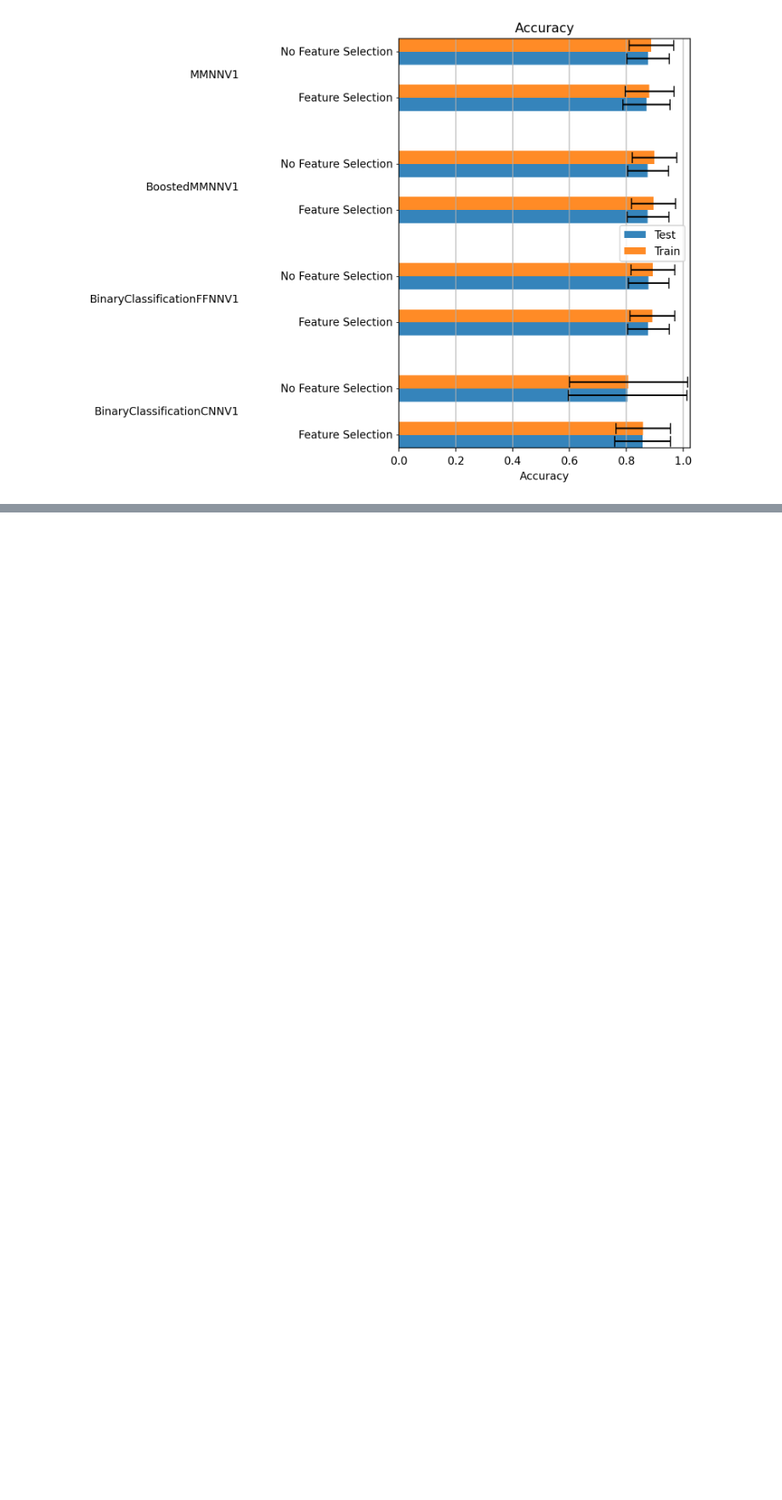
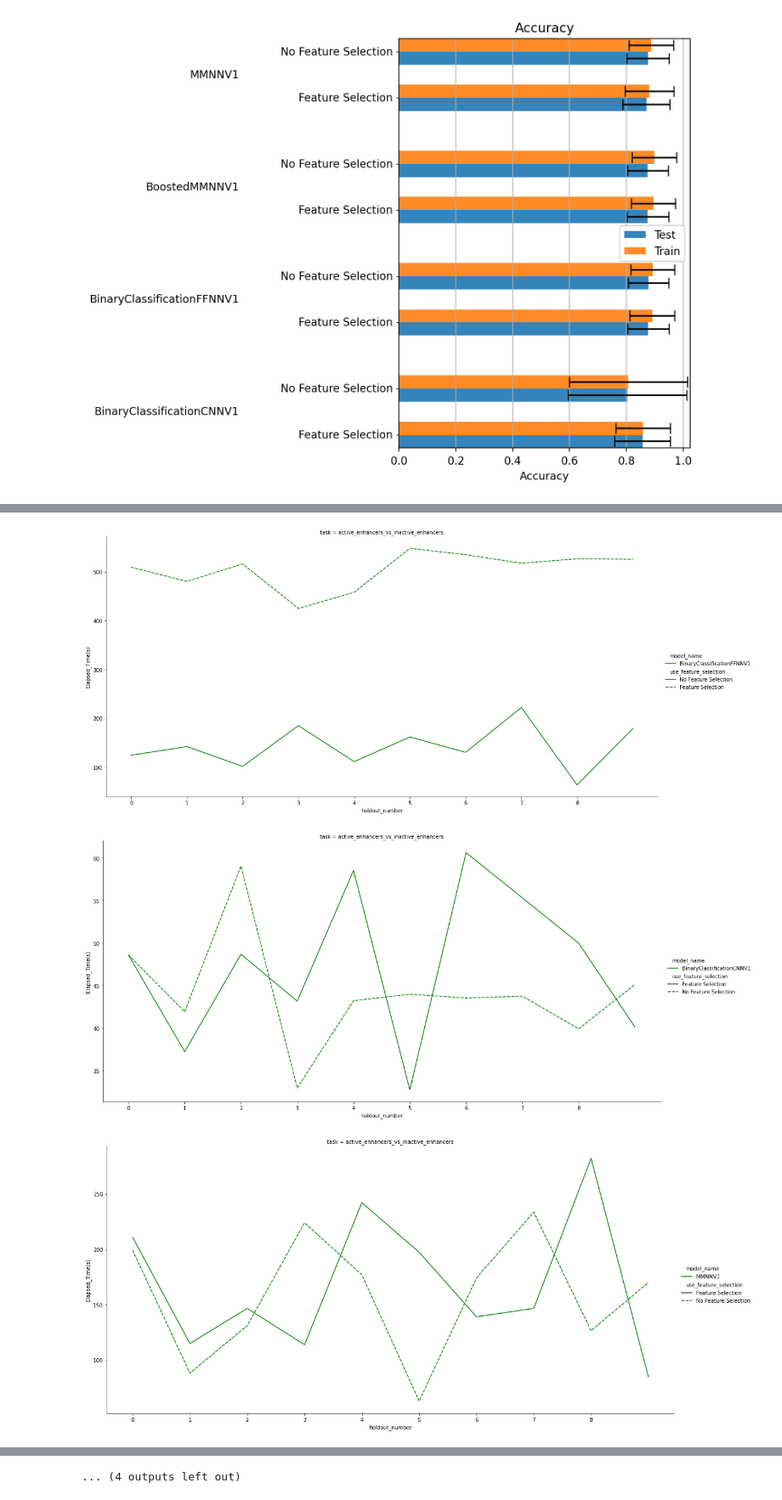
Before and after one commit to bonurag/bioinformatics_project, a Jupyter notebook: Models_Optymize.ipynb, the cells around one changed output, grey strips where cells are left out. Shown at 85% size. Drawn from its saved outputs; the diff is of its cells as text; code cells hidden in the pictures; blank space fills up the shorter version.

```diff
--- a/Models_Optymize.ipynb
+++ b/Models_Optymize.ipynb
@@ -387,7 +455,7 @@ from scipy.stats import wilcoxon
 
 for task in all_binary_classification_performance.task.unique():
     for model in all_binary_classification_performance.model_name.unique():
-        model_performance = all_performance[(all_performance.model_name == model) & (all_performance.run_type == "test")]
+        model_performance = all_performance[(all_performance.model_name == model) & (all_performance.run_type == "test") & (all_performance.task == task)]
         performance_with_feature_selection = model_performance[
             all_performance.use_feature_selection == "Feature Selection"
         ]
@@ -400,7 +468,7 @@ for task in all_binary_classification_performance.task.unique():
                 task,
                 model,
                 metric,
-                wilcoxon(performance_with_feature_selection[metric], performance_without_feature_selection[metric])
+                wilcoxon(x=performance_with_feature_selection[metric], y=performance_without_feature_selection[metric], zero_method="zsplit")
             )
         print("="*100)
 # %% [output]
@@ -426,7 +494,7 @@ from scipy.stats import wilcoxon
 
 for task in all_binary_classification_performance.task.unique():
     for model in all_binary_classification_performance.model_name.unique():
-        model_performance = all_performance[(all_performance.model_name == model) & (all_performance.run_type == "test")]
+        model_performance = all_performance[(all_performance.model_name == model) & (all_performance.run_type == "test") & (all_performance.task == task)]
         performance_with_feature_selection = model_performance[
             all_performance.use_feature_selection == "Feature Selection"
         ]
@@ -438,7 +506,8 @@ for task in all_binary_classification_performance.task.unique():
             try:
                     _, p_value = wilcoxon(
                         performance_with_feature_selection[metric],
-                        performance_without_feature_selection[metric])
+                        performance_without_feature_selection[metric],
+                        zero_method="zsplit")
                     # when p_value is less than the significance level, then the null
                     # hypothesis is rejected and the model with greater mean for the
                     # current metric is better than the other.
@@ -473,0 +545,32 @@ BoostedMMNNV1 shows statistically Indistinguishable results for accuracy with an
+# %%
+import seaborn as sns
+import matplotlib.pyplot as plt
+
+columns_to_eval = ["holdout_number", "AUPRC"]
+for col in columns_to_eval:
+    for task in all_binary_classification_performance.task.unique():
+        for model in all_binary_classification_performance.model_name.unique():
+            if task == "active_enhancers_vs_inactive_enhancers":
+                palette = ["green"]
+            else:
+                palette = ["orange"]
+            test_data_filtered = all_binary_classification_performance[
+                (all_binary_classification_performance.run_type == 'test') &
+                (all_binary_classification_performance.model_name == model) &
+                (all_binary_classification_performance.task == task)].iloc[:, [5,27,28,29,30,31,32]].sort_values(by='AUPRC', ascending=True)
+            relplot = sns.relplot(x=col, y="elapsed_time", hue="model_name", col="task", style="use_feature_selection", kind="line", data=test_data_filtered, aspect=2, height=8, palette=palette)
+            if col == "holdout_number":
+                val_min = min(all_binary_classification_performance.holdout_number)
+                val_max = max(all_binary_classification_performance.holdout_number)
+                relplot.set(xticks=np.arange(val_min, val_max, 1))
+            relplot.set(ylabel='Elapsed_Time(s)')
+            """
+            directory = os.path.dirname(f"boruta_execution_analysis/{task}/{col}/{model}")
+            if directory:
+                os.makedirs(directory, exist_ok=True)
+            relplot.savefig(f"boruta_execution_analysis/{task}/{col}/{model}.PNG")
+            """
+# %% [output]
+[figure, added]
+[figure, added]
+[figure, added]
@@ -474,3 +586,4 @@ BoostedMMNNV1 shows statistically Indistinguishable results for accuracy with an
+... (4 outputs left out)
 # %%
 import seaborn as sns
 
```
Also changed, not shown: parts of 8 cells of this notebook, 8 other files.
